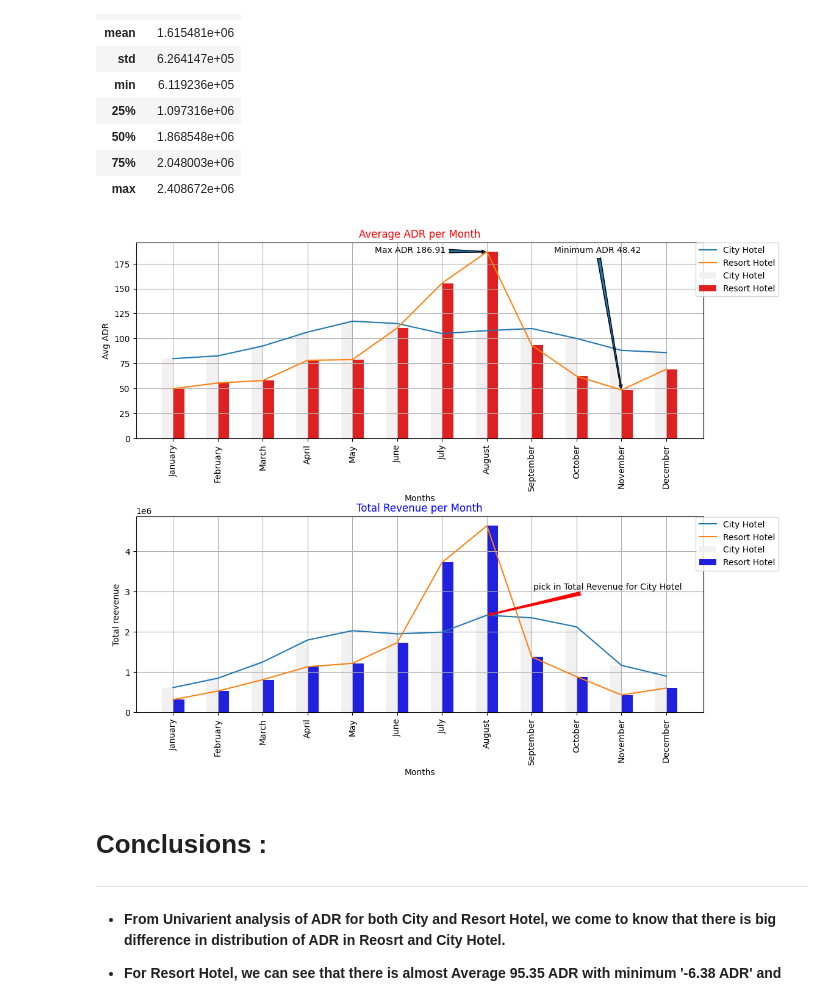
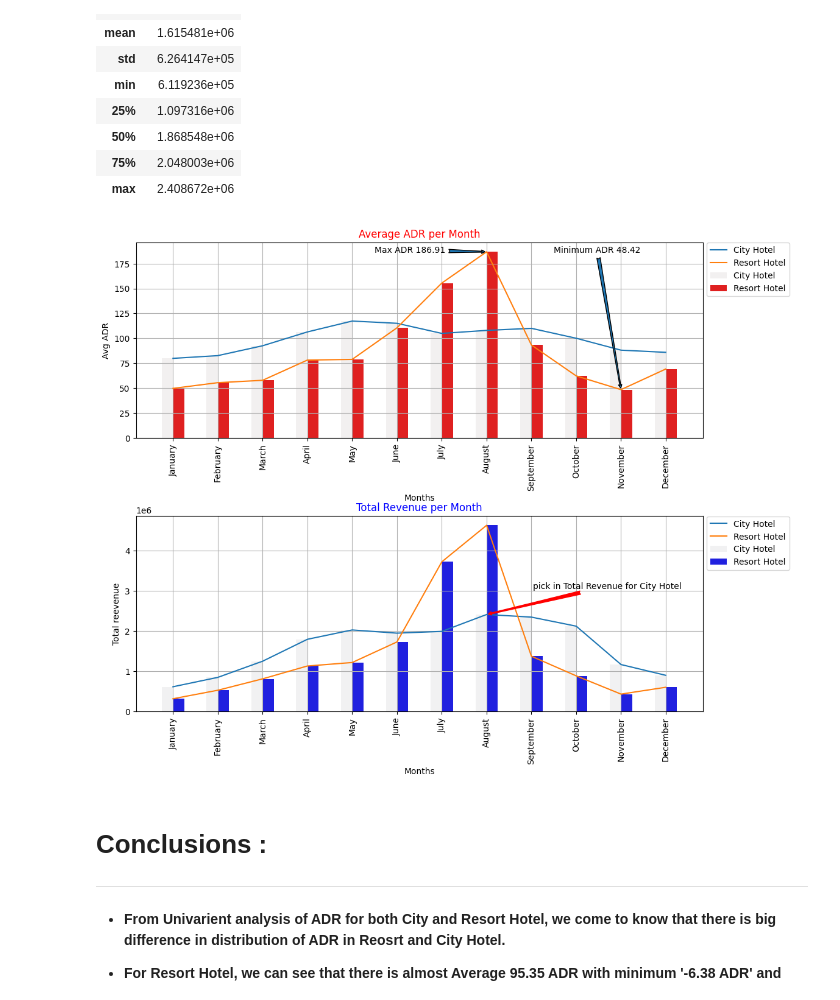
Before and after one commit to Sunny-Batavale/MY-PROJECTS-SUNNY, a Jupyter notebook: EDA_Hotel_Booking.ipynb, the cells around one changed output. Saved outputs shown, nothing was run; the diff lists cells and outputs as text; code cells hidden in the pictures.

```diff
--- a/EDA_Hotel_Booking.ipynb
+++ b/EDA_Hotel_Booking.ipynb
@@ -2263,34 +2263,34 @@ city_TR.describe()
 # %%
 fig, ax = plt.subplots(figsize=(12,10))
 plt.subplots_adjust(wspace=0.4, hspace=0.4)
 plt.subplot(2,1,1)
 sns.barplot(x='arrival_date_month',y='ADR',data=avg_adr,color='red',width=0.5,hue='hotel')
 sns.lineplot(x='arrival_date_month',y='ADR',data=avg_adr,hue='hotel')
 
 plt.annotate('Max ADR 186.91',(7,186.91),xytext=(4.5,186),arrowprops=dict(arrowstyle="fancy"))
 plt.annotate('Minimum ADR 48.42',(10,48.42),xytext=(8.5,186),arrowprops=dict(arrowstyle="fancy"))
 plt.title('Average ADR per Month',color='red')
 plt.xlabel('Months')
 plt.ylabel('Avg ADR')
-plt.legend(bbox_to_anchor=(1.14,1.02))
+plt.legend(bbox_to_anchor=(1.16,1.02))
 plt.grid(True)
 plt.xticks(rotation=90)
 
 plt.subplot(2,1,2)
 sns.barplot(x='arrival_date_month',y='Total_Revenue',data=total_revenue,color='blue',width=0.5,hue='hotel')
 sns.lineplot(x='arrival_date_month',y='Total_Revenue',data=total_revenue,hue='hotel')
 
 plt.annotate('pick in Total Revenue for City Hotel',(7,2.408672e+06),xytext=(8.04,3.05e+06),arrowprops=dict(arrowstyle="fancy",color='red'))
 plt.title('Total Revenue per Month',color='blue')
 plt.xlabel('Months')
 plt.ylabel('Total reevenue')
-plt.legend(bbox_to_anchor=(1.14,1.02))
+plt.legend(bbox_to_anchor=(1.16,1.02))
 plt.grid(True)
 plt.xticks(rotation=90)
 
 plt.show()
 # %% [output]
-[figure, old version]
+[figure, new version]
 # %% [markdown]
 # **Conclusions :**
 
```
